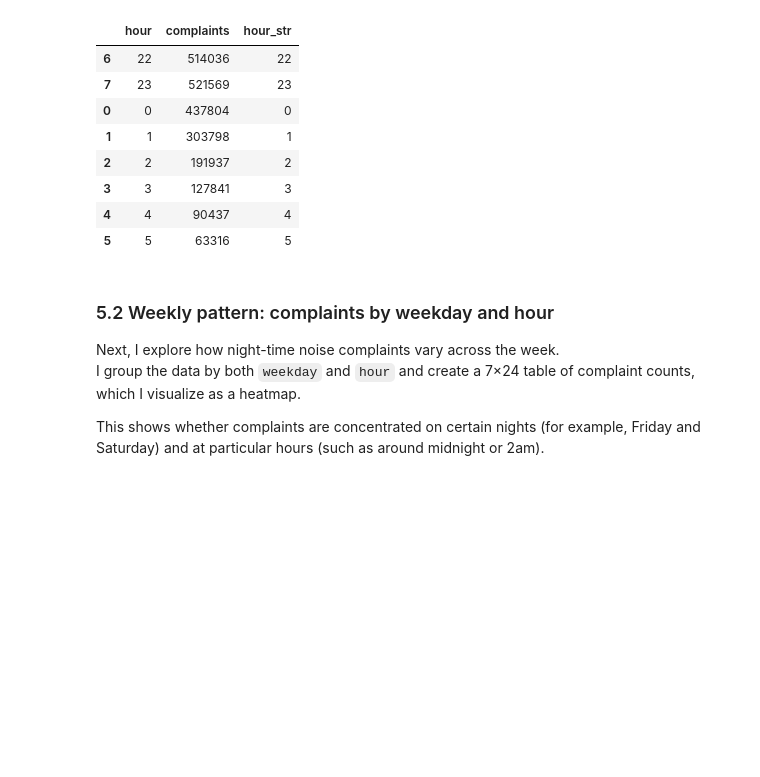
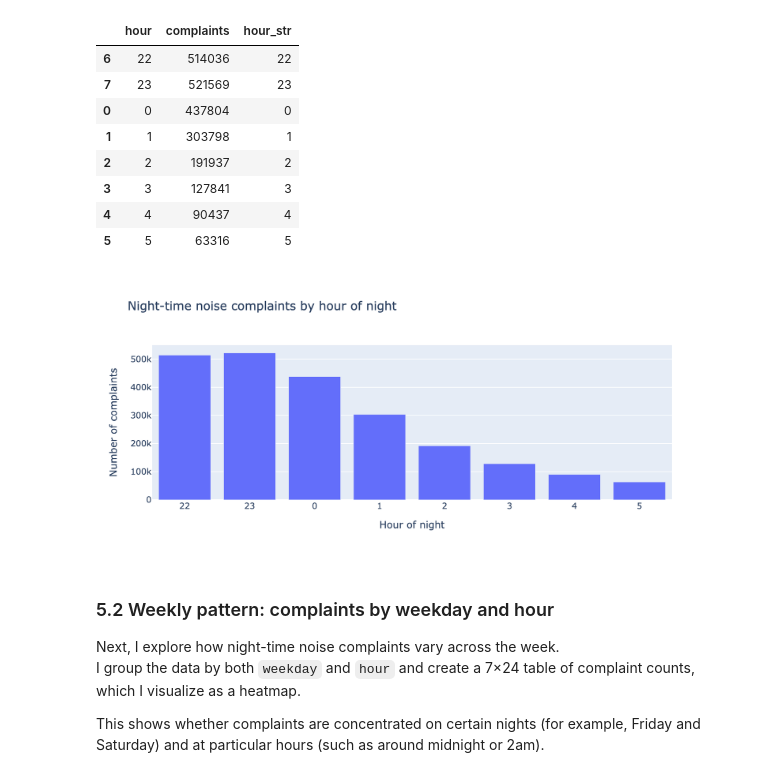
Before and after one commit to yc4747-star/yc4747-star.github.io, a Jupyter notebook: project3/project3.ipynb, the cells around one changed output. Cells and saved outputs as stored; diff of their text form; code cells hidden in the pictures; blank space fills up the shorter version.

```diff
--- a/project3/project3.ipynb
+++ b/project3/project3.ipynb
@@ -413,15 +432,20 @@ night_by_hour
 # %%
 fig = px.bar(
     night_by_hour,
     x="hour_str",
     y="complaints",
     title="Night-time noise complaints by hour of night"
 )
 fig.update_layout(
     xaxis_title="Hour of night",
     yaxis_title="Number of complaints"
 )
-fig.show()
+
+pio.write_image(fig, "figure4.png", width=900, height=400, scale=2)
+
+display(Image("figure4.png"))
+# %% [output]
+[figure, added]
 # %% [markdown]
 ### 5.2 Weekly pattern: complaints by weekday and hour
 
```
Also changed, not shown: parts of 5 cells of this notebook, 6 other files.
